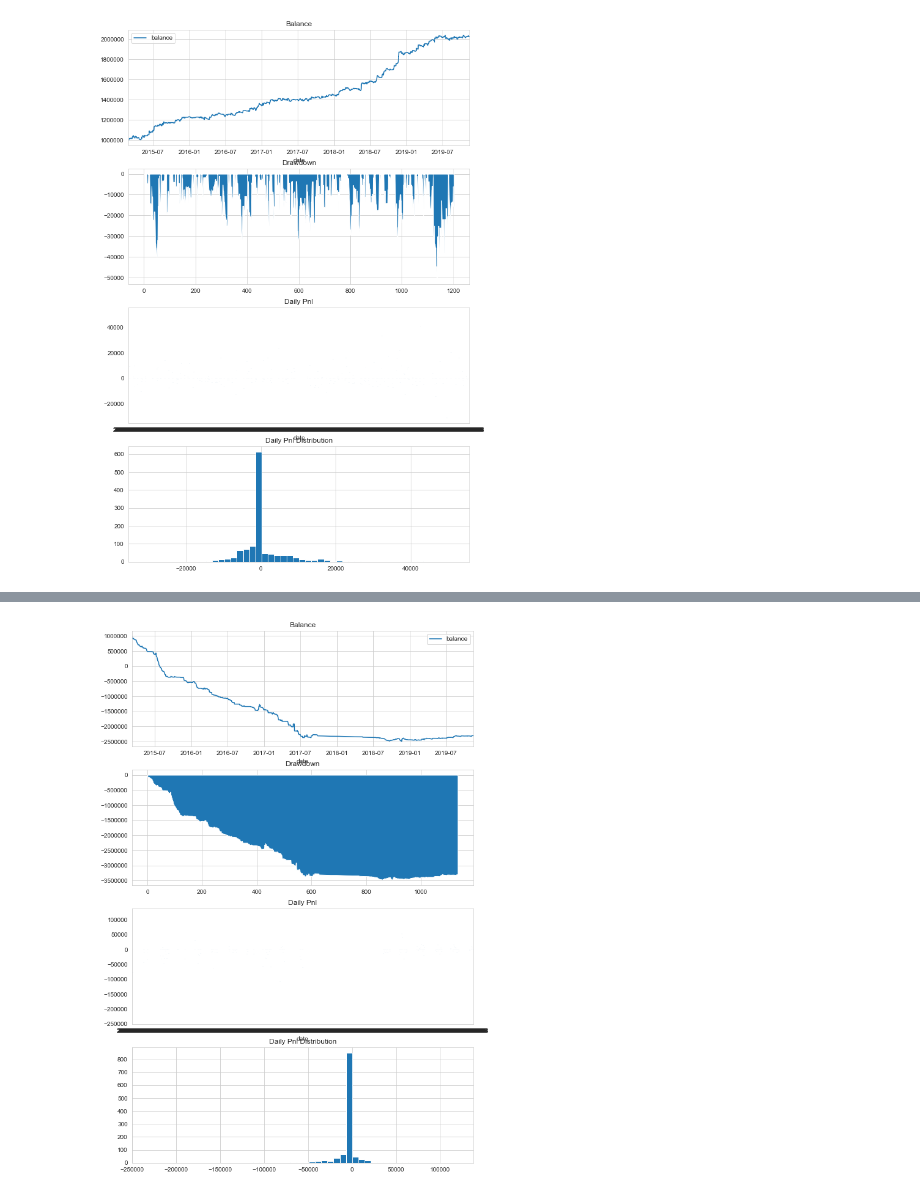
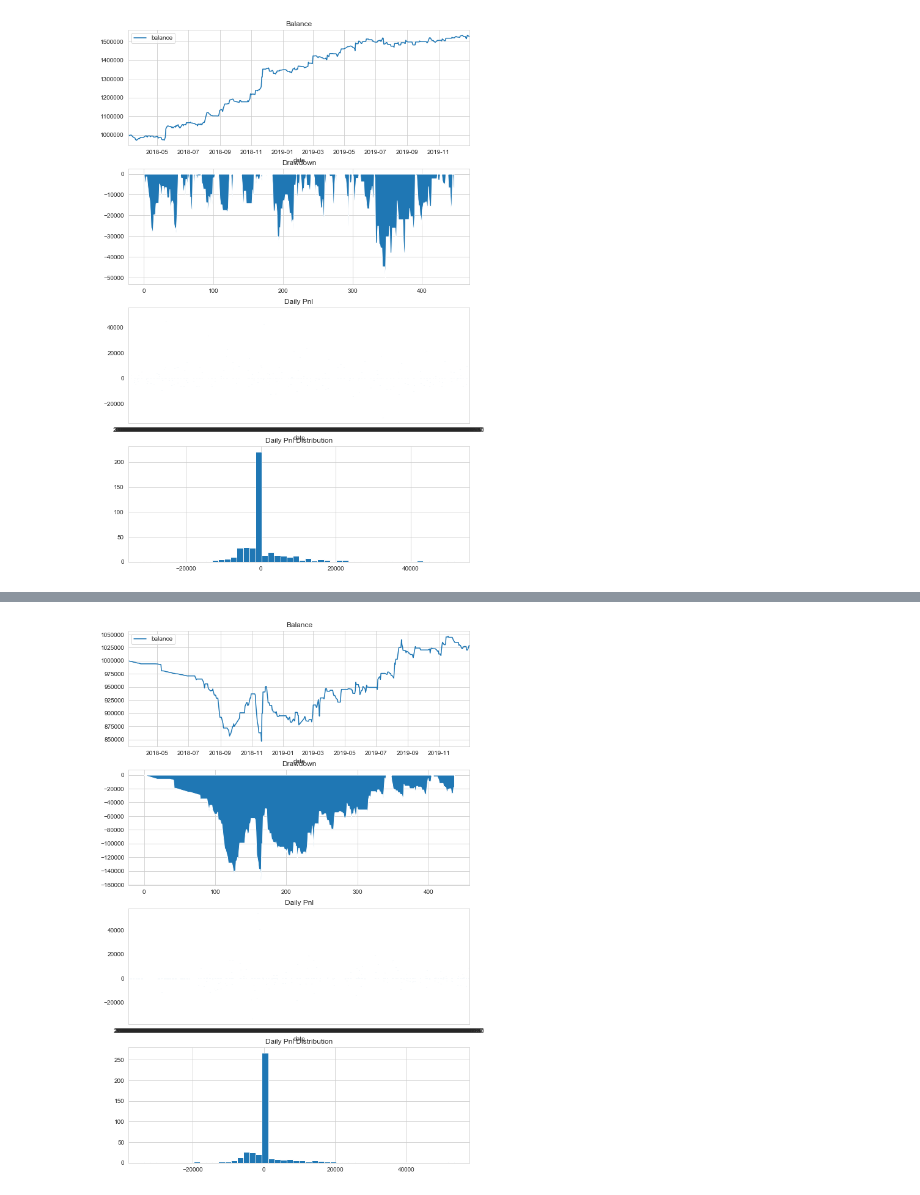
Before and after one commit to caizhanjin/self_vnpy, a Jupyter notebook: research/backtesting_3_multi.ipynb, the cells around one changed output, grey strips where cells are left out. Drawn from its saved outputs; the diff is of its cells as text; code cells hidden in the pictures.

```diff
--- a/research/backtesting_3_multi.ipynb
+++ b/research/backtesting_3_multi.ipynb
@@ -24,8 +24,8 @@ for item in varieties:
     engine.set_parameters(
         vt_symbol=item,
         interval="1m",
-        start=datetime(2015, 1, 1),
-        end=datetime(2019, 11, 15),
+        start=datetime(2018, 1, 1),
+        end=datetime(2020, 11, 15),
         rate=0.3/10000, # 保证金比例
         slippage=0.2,  # 滑点
         size=10,  # 合约乘数
@@ -67,3 +67,3 @@ for key_engine, item_engine in engine_dict.items():
-[figure, old version]
+[figure, new version]
 *****************************************
 FU99.SHFE 回测数据:
@@ -85,3 +85,3 @@ FU99.SHFE 回测数据:
-[figure, old version]
+[figure, new version]
 *****************************************
 RB99.SHFE 回测数据:
```
Also changed, not shown: parts of 2 cells of this notebook, 17 other files.
